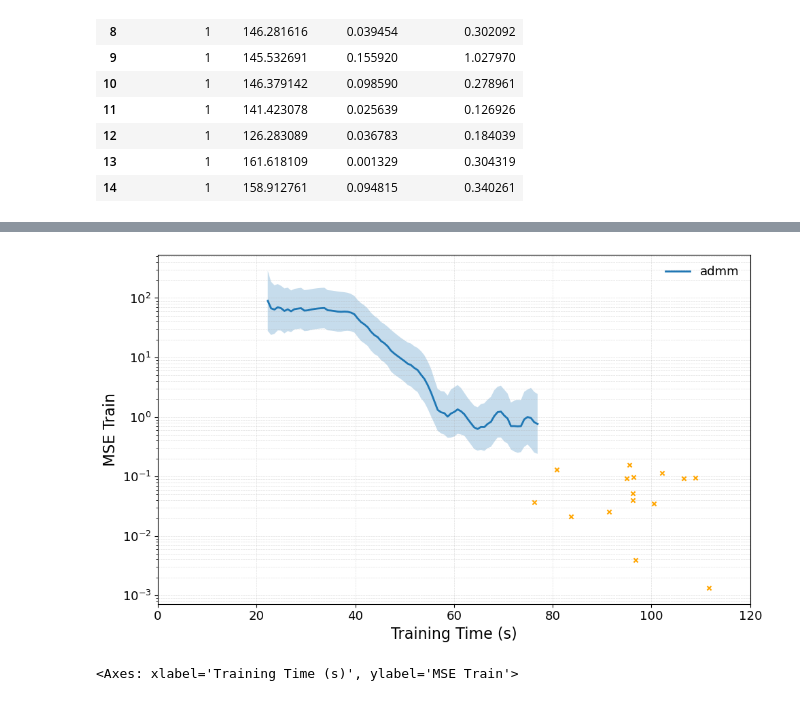
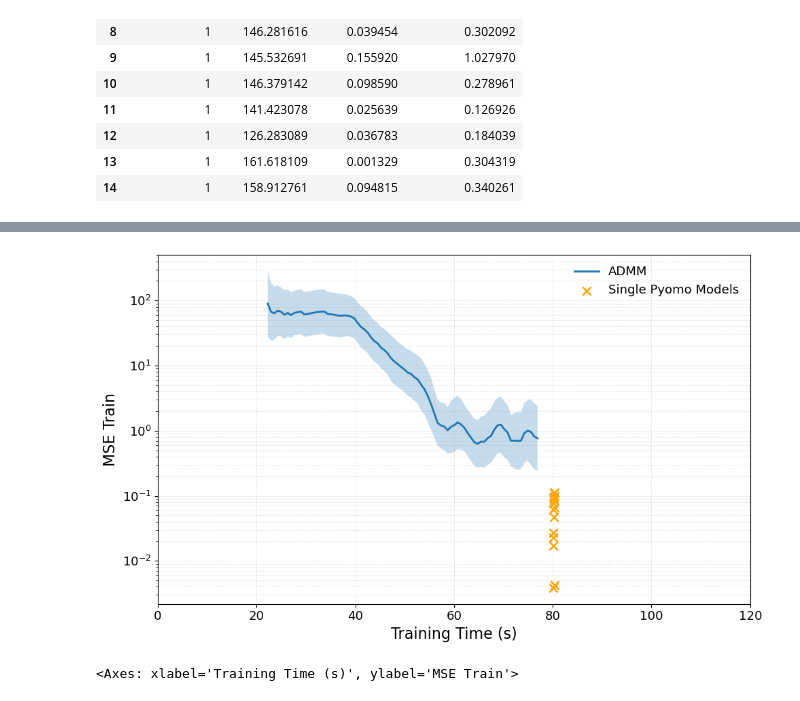
Before and after one commit to mariashapo/NODE, a Jupyter notebook: src/analysis/real_life/admm.ipynb, the cells around one changed output, grey strips where cells are left out. Cells and saved outputs as stored; diff of their text form; code cells hidden in the pictures.

```diff
--- a/src/analysis/real_life/admm.ipynb
+++ b/src/analysis/real_life/admm.ipynb
@@ -10,8 +10,12 @@ pkl_path = Path("results/admm_runs_rl/admm_results_2026-01-11_21-02-28.pkl")  #
 with pkl_path.open("rb") as f:
     data = pickle.load(f)
 
+pkl_path = Path("results/admm_runs_18_01/admm_results_2026-01-18_00-07-07.pkl")  # adjust to your file
+with pkl_path.open("rb") as f:
+    data_18_01 = pickle.load(f)
 
 df_singles = pd.read_csv("results/admm_runs_rl/results_nn_pyomo_single.csv")
+df_singles_18_01 = pd.read_csv("results/admm_runs_18_01/results_nn_pyomo_single.csv")
 # %%
 df_singles
 # %% [output]
@@ -85,2 +133,2 @@ df_singles["time_elapsed"] = df_singles["time_elapsed"] - 50
 # %%
-df_singles = df_singles.rename(columns={"times_elapsed": "time_elapsed", "mse_coll_ode": "mse_diffrax"})
+df_singles_18_01 = df_singles_18_01.rename(columns={"times_elapsed": "time_elapsed", "mse_coll_ode": "mse_diffrax", "mse_coll_ode_test": "mse_test_diffrax"})
@@ -87,22 +158,23 @@ df_singles = df_singles.rename(columns={"times_elapsed": "time_elapsed", "mse_co
 # %%
 plot_time_bands(
-    {"admm":df_long},
+    {"ADMM":df_long},
     y_col="mse_diffrax",  # or "mse_test"
     title="",
     logy=True,
     align_grid = False,
     figsize=(10, 6),
     label_fontsize=16,
     tick_fontsize=13,
     legend_fontsize=13,
     title_fontsize=16,
     tmax_quantile=1,
     xlim =(0, 120),
     extrapolate=False,
     y_label="MSE Train",
-    points_df=df_singles,
-    points_size = 20
+    points_df=df_singles_18_01,
+    points_size = 80,
+    points_label="Single Pyomo Models"
 )
 # %% [output]
-[figure, old version]
+[figure, new version]
 <Axes: xlabel='Training Time (s)', ylabel='MSE Train'>
```
Also changed, not shown: parts of 8 cells of this notebook, 3 other files.
